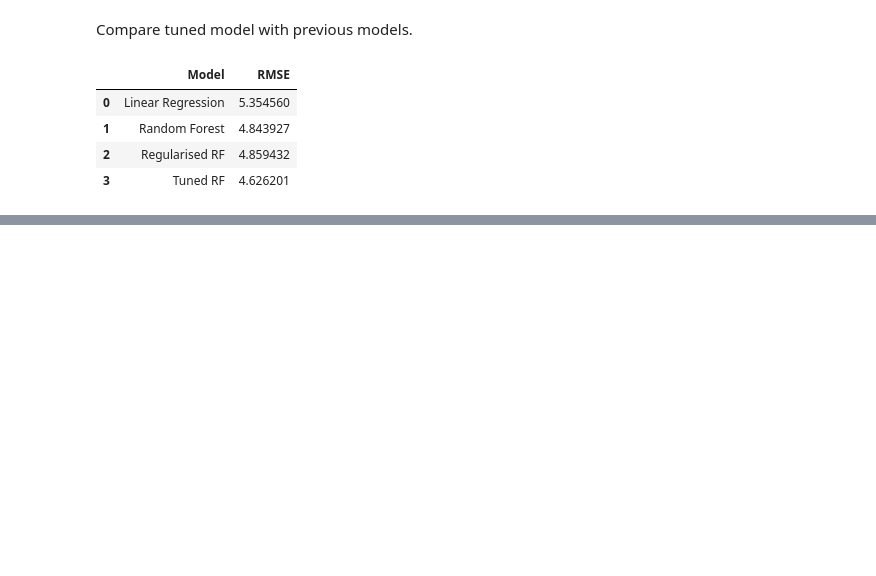
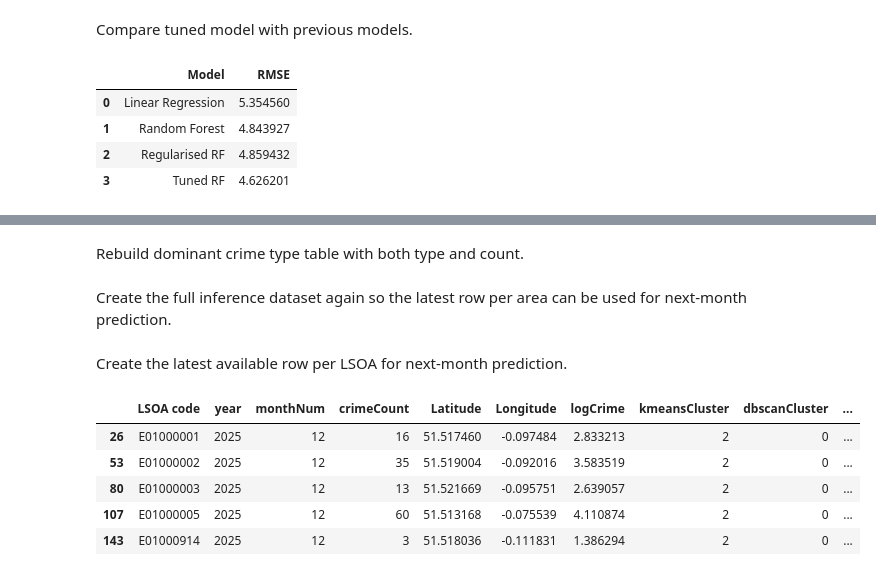
Before and after one commit to ruslan-durrani/herts-ds-project-24079307, a Jupyter notebook: Ruslan_DA.ipynb, the cells around one changed output, grey strips where cells are left out. Drawn from its saved outputs; the diff is of its cells as text; code cells hidden in the pictures; blank space fills up the shorter version.

```diff
--- a/Ruslan_DA.ipynb
+++ b/Ruslan_DA.ipynb
@@ -1145,0 +1201,57 @@ finalComparison
+# %% [markdown]
+Rebuild dominant crime type table with both type and count.
+# %%
+crimeTypeCountsFull = (
+    df.groupby(["LSOA code", "year", "monthNum", "Crime type"])
+      .size()
+      .reset_index(name="typeCount")
+)
+
+dominantTypeFull = (
+    crimeTypeCountsFull.sort_values("typeCount", ascending=False)
+      .drop_duplicates(["LSOA code", "year", "monthNum"])
+      .rename(columns={
+          "Crime type": "dominantCrimeType",
+          "typeCount": "dominantTypeCount"
+      })
+)
+
+dominantTypeFull = dominantTypeFull[
+    ["LSOA code", "year", "monthNum", "dominantCrimeType", "dominantTypeCount"]
+]
+# %% [markdown]
+Create the full inference dataset again so the latest row per area can be used for next-month prediction.
+# %%
+forecastFullDf = aggLsoa.merge(
+    dominantTypeFull,
+    on=["LSOA code", "year", "monthNum"],
+    how="left"
+)
+
+forecastFullDf["isWinter"] = forecastFullDf["monthNum"].isin([12, 1, 2]).astype(int)
+
+forecastFullDf = forecastFullDf.sort_values(["LSOA code", "year", "monthNum"])
+
+forecastFullDf["lag1"] = forecastFullDf.groupby("LSOA code")["crimeCount"].shift(1)
+
+forecastFullDf = forecastFullDf.dropna().copy()
+
+forecastFullDf["lsoaEncoded"] = forecastFullDf["LSOA code"].astype("category").cat.codes
+# %% [markdown]
+Create the latest available row per LSOA for next-month prediction.
+# %%
+latestLsoaRows = (
+    forecastFullDf.sort_values(["LSOA code", "year", "monthNum"])
+    .groupby("LSOA code")
+    .tail(1)
+    .copy()
+)
+
+latestLsoaRows.head()
+# %% [output]
+|  | LSOA code | year | monthNum | crimeCount | Latitude | Longitude | logCrime | kmeansCluster | dbscanCluster | ... |
+| 26 | E01000001 | 2025 | 12 | 16 | 51.517460 | -0.097484 | 2.833213 | 2 | 0 | ... |
+| 53 | E01000002 | 2025 | 12 | 35 | 51.519004 | -0.092016 | 3.583519 | 2 | 0 | ... |
+| 80 | E01000003 | 2025 | 12 | 13 | 51.521669 | -0.095751 | 2.639057 | 2 | 0 | ... |
+| 107 | E01000005 | 2025 | 12 | 60 | 51.513168 | -0.075539 | 4.110874 | 2 | 0 | ... |
+| 143 | E01000914 | 2025 | 12 | 3 | 51.518036 | -0.111831 | 1.386294 | 2 | 0 | ... |
```
Also changed, not shown: parts of 27 cells of this notebook, 3 other files.
